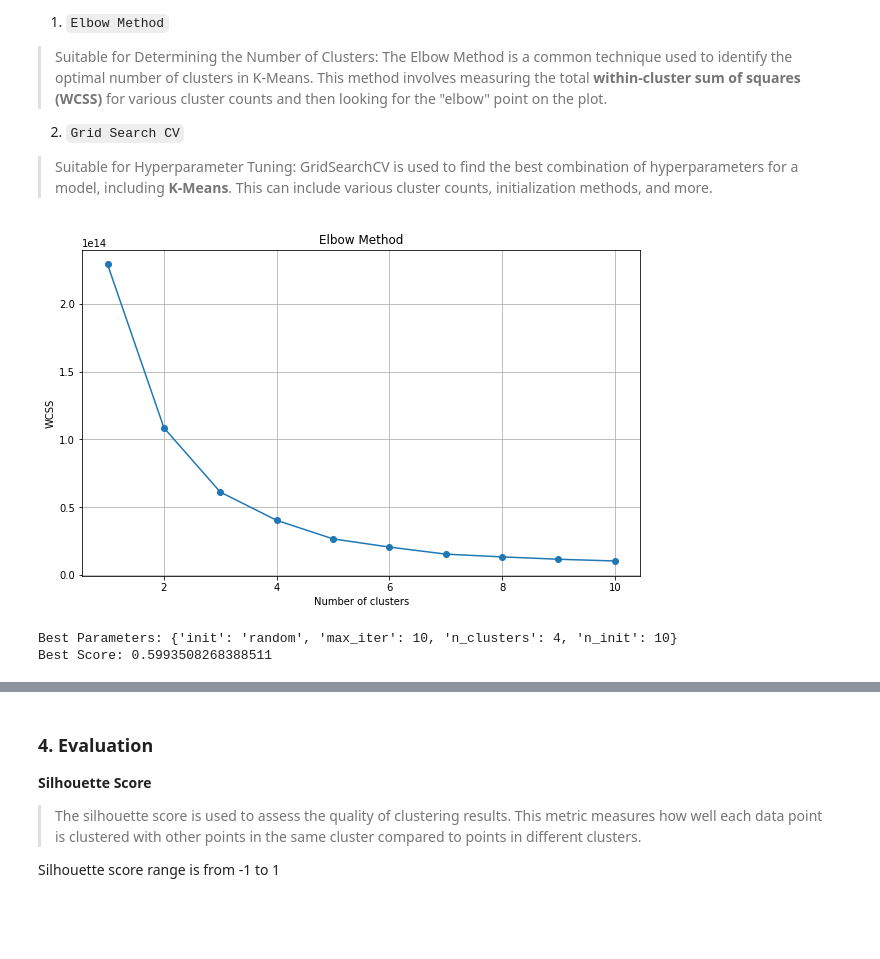
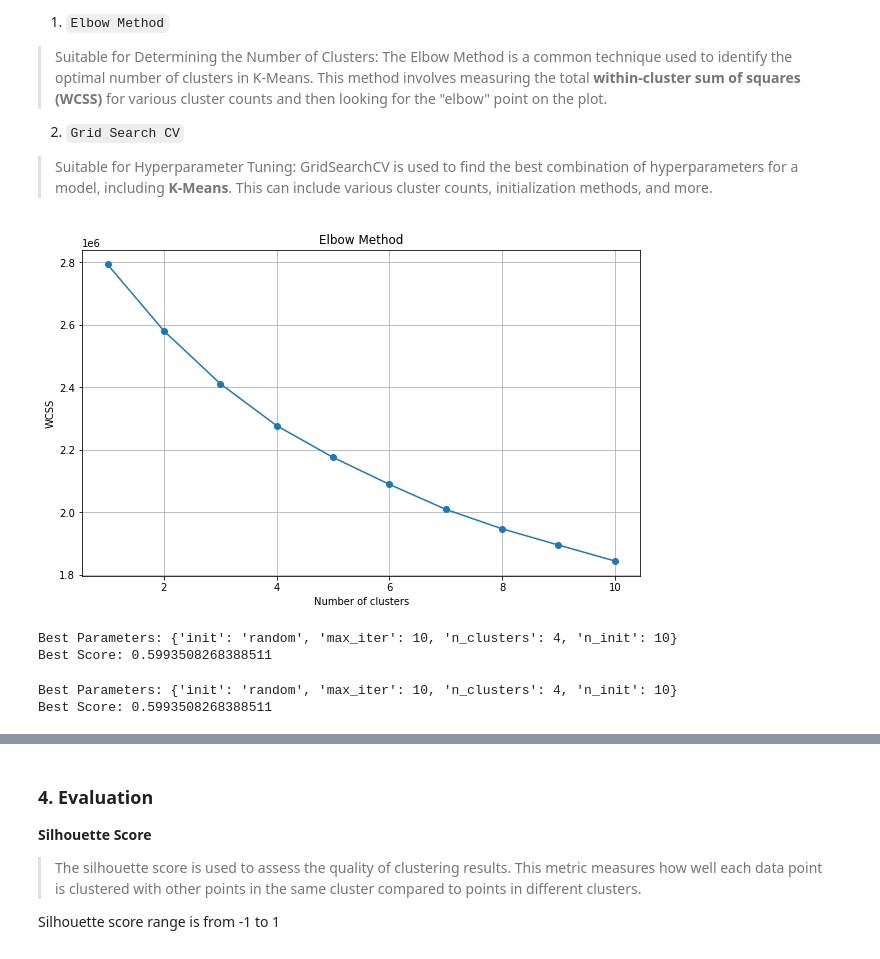
Before and after one commit to bnjisyn/Final-Project-Brazil-Ecommerce, a Jupyter notebook: app.ipynb, the cells around one changed output, grey strips where cells are left out. Drawn from its saved outputs; the diff is of its cells as text; code cells hidden in the pictures; blank space fills up the shorter version.

```diff
--- a/app.ipynb
+++ b/app.ipynb
@@ -502,20 +518,23 @@ data = data[select_features]
 # %%
 # Elbow Method
 
 X = data.values
 
+scaler = StandardScaler()
+X_scaled = scaler.fit_transform(X)
+
 wcss = []
 for i in range(1, 11):
     kmeans = KMeans(n_clusters = i, init = 'k-means++', max_iter = 100, n_init = 10, random_state = 0)
-    kmeans.fit(X)
+    kmeans.fit(X_scaled)
     wcss.append(kmeans.inertia_)
 
 plt.figure(figsize = (10, 6))
 plt.plot(range(1, 11), wcss, marker = 'o')
 plt.title('Elbow Method')
 plt.xlabel('Number of clusters')
 plt.ylabel('WCSS')
 plt.grid()
 plt.show()
 # %% [output]
-[figure, old version]
+[figure, new version]
@@ -545,6 +587,12 @@ print("Best Score:", grid_search.best_score_)
 # %% [output]
 Best Parameters: {'init': 'random', 'max_iter': 10, 'n_clusters': 4, 'n_init': 10}
 Best Score: 0.5993508268388511
+# %%
+print("Best Parameters:", grid_search.best_params_)
+print("Best Score:", grid_search.best_score_)
+# %% [output]
+Best Parameters: {'init': 'random', 'max_iter': 10, 'n_clusters': 4, 'n_init': 10}
+Best Score: 0.5993508268388511
 # %%
 X_df = pd.DataFrame(X)
 X_df.columns = data.columns
```
Also changed, not shown: parts of 15 cells of this notebook, 5 other files.
